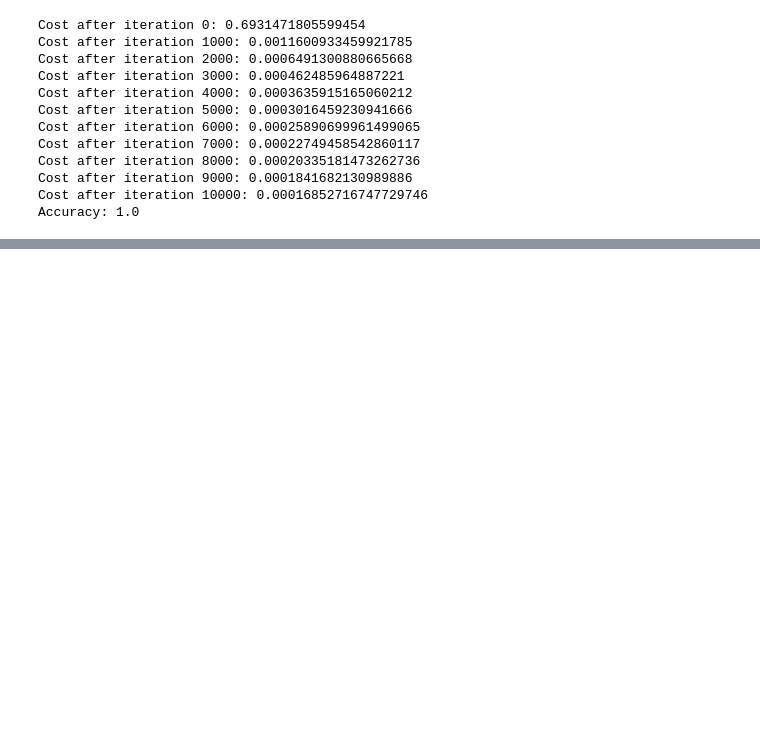
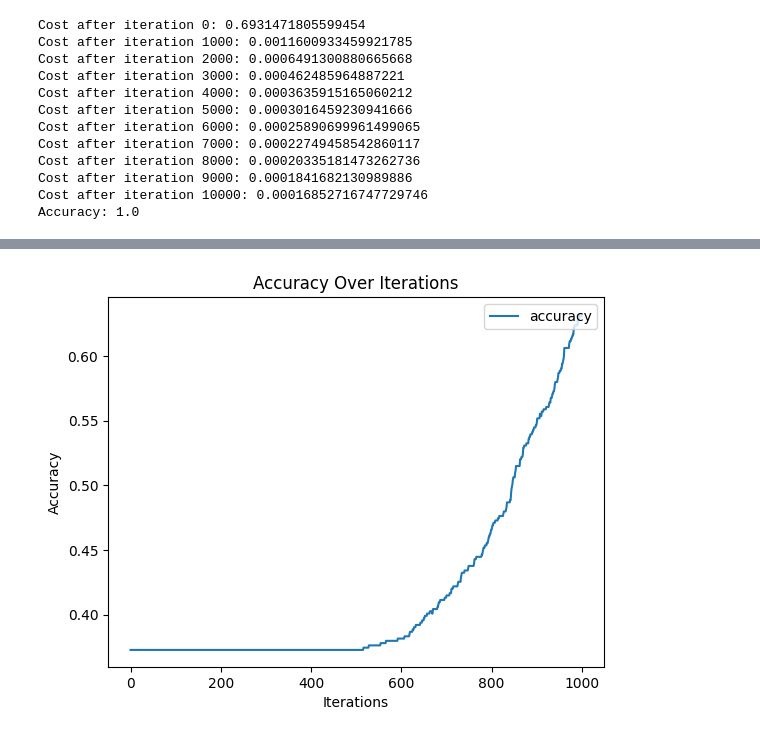
Before and after one commit to anonimity69/Machine-Learning-Basics101, a Jupyter notebook: logistic_reg.ipynb, the cells around one changed output, grey strips where cells are left out. Saved outputs shown, nothing was run; the diff lists cells and outputs as text; code cells hidden in the pictures; blank space fills up the shorter version.

```diff
--- a/logistic_reg.ipynb
+++ b/logistic_reg.ipynb
@@ -78,0 +256,9 @@ Accuracy: 1.0
+# %%
+plt.plot(np.arange(len(accuracies)), accuracies, label='accuracy')  # Fixed np.arange
+plt.legend(loc='upper right')  # Fixed plt.legend
+plt.xlabel('Iterations')  # Optional: Add x-axis label
+plt.ylabel('Accuracy')  # Optional: Add y-axis label
+plt.title('Accuracy Over Iterations')  # Optional: Add title
+plt.show()
+# %% [output]
+[figure, added]
```
Also changed, not shown: parts of 31 cells of this notebook.
